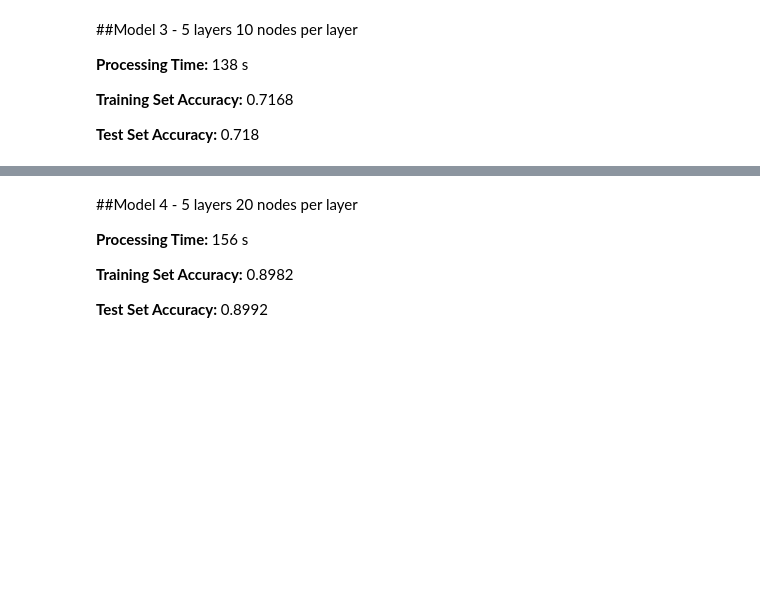
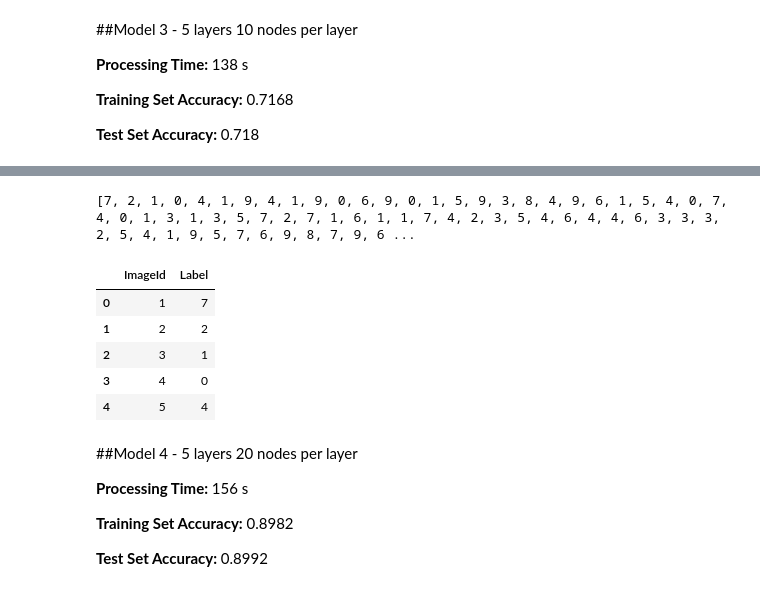
Before and after one commit to rhilderbrand/MSDS-422-MachineLearning, a Jupyter notebook: Hilderbrand_Assignment_6.ipynb, the cells around one changed output, grey strips where cells are left out. Cells and saved outputs as stored; diff of their text form; code cells hidden in the pictures; blank space fills up the shorter version.

```diff
--- a/Hilderbrand_Assignment_6.ipynb
+++ b/Hilderbrand_Assignment_6.ipynb
@@ -233 +289,17 @@ array([[ 873,    0,   48,   45,    0,    2,    6,    1,    5,    0],
       dtype=int32)>
+# %%
+print(predictions_3)
+# %% [output]
+[7, 2, 1, 0, 4, 1, 9, 4, 1, 9, 0, 6, 9, 0, 1, 5, 9, 3, 8, 4, 9, 6, 1, 5, 4, 0, 7, 4, 0, 1, 3, 1, 3, 5, 7, 2, 7, 1, 6, 1, 1, 7, 4, 2, 3, 5, 4, 6, 4, 4, 6, 3, 3, 3, 2, 5, 4, 1, 9, 5, 7, 6, 9, 8, 7, 9, 6 ...
+# %%
+kag_df3 = pd.DataFrame(predictions_3, columns= ['Label']).reset_index()
+kag_df3['index'] = kag_df3.index + 1
+kag_df3.rename(columns ={'index':'ImageId'}, inplace=True)
+kag_df3.head()
+# %% [output]
+|  | ImageId | Label |
+| 0 | 1 | 7 |
+| 1 | 2 | 2 |
+| 2 | 3 | 1 |
+| 3 | 4 | 0 |
+| 4 | 5 | 4 |
```
Also changed, not shown: parts of 29 cells of this notebook.
